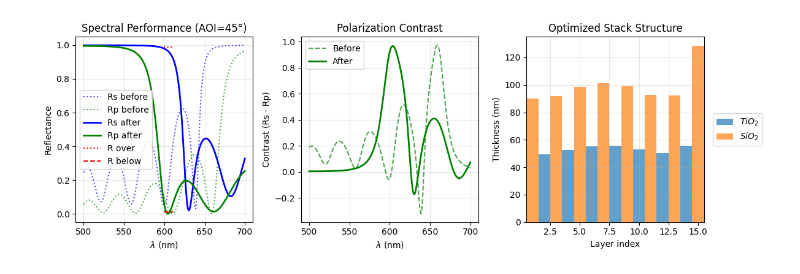
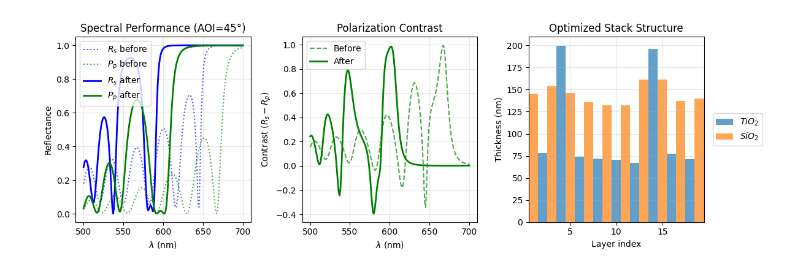
Before and after one commit to lordpositron/optiland, a Jupyter notebook: docs/examples/Tutorial_6d_Thin_Film_Optimization.ipynb, the cells around one changed output. Cells and saved outputs as stored; diff of their text form; code cells hidden in the pictures.

```diff
--- a/docs/examples/Tutorial_6d_Thin_Film_Optimization.ipynb
+++ b/docs/examples/Tutorial_6d_Thin_Film_Optimization.ipynb
@@ -19,14 +23,6 @@ dichroic_stack = ThinFilmStack(
     reference_wl_um=0.6,
     reference_AOI_deg=45.0,
 )
-
-for i in range(8):  # 8 pairs = 16 layers
+for i in range(10):  # 10 pairs = 20 layers
     dichroic_stack.add_layer_qwot(material=TiO2, qwot_thickness=1.0, name=f"$TiO_2$")
     dichroic_stack.add_layer_qwot(material=SiO2, qwot_thickness=1.0, name=f"$SiO_2$")
-
-# Calculate initial reflectances at 600 nm
-Rs_initial = dichroic_stack.reflectance_nm_deg(600, 45, 's')
-Rp_initial = dichroic_stack.reflectance_nm_deg(600, 45, 'p')
-contrast_initial = be.abs(Rs_initial.item() - Rp_initial.item())
-
-print(f"Polarization contrast (Rs-Rp) = {contrast_initial*100:.1f}%")
@@ -91,19 +88,9 @@ ThinFilm Optimizer Information
 # Launch optimization
 result = optimizer.optimize(
     method="L-BFGS-B",
-    max_iterations=500,
-    tolerance=1e-14,
-    gtol =1e-14,
-    verbose=False,
+    max_iterations=1000,
 )
+
 print(f"Merit: {result['initial_merit']:.15f} -> {result['final_merit']:.15f} in {result['iterations']} iterations")
-print(f"   Improvement: {result['improvement']:.15f}")
-
-# Calculate final performance
-Rs_final = dichroic_stack.reflectance_nm_deg(600, 45, 's')
-Rp_final = dichroic_stack.reflectance_nm_deg(600, 45, 'p')
-contrast_final = Rs_final.item() - Rp_final.item()
-
-print(f"\n📊 Performance comparison at 600 nm (AOI=45°):")
-print(f"   Contrast: {contrast_initial:.3f} → {contrast_final:.3f}")
+print(f"Improvement: {result['improvement']:.15f}")
 # %% [output]
@@ -153,36 +137,36 @@ Rp_before = dichroic_stack.reflectance_nm_deg(wl_range, 45, 'p')
 for i, var_info in enumerate(optimizer.variables):
     final_thickness = result['thickness_changes'][i]['final_nm'] / 1000  # nm → μm
     dichroic_stack.layers[i].update_thickness(final_thickness)
 
 Rs_after = dichroic_stack.reflectance_nm_deg(wl_range, 45, 's')
 Rp_after = dichroic_stack.reflectance_nm_deg(wl_range, 45, 'p')
 
-axes[0].plot(wl_range, Rs_before, 'b:', label='Rs before', alpha=0.7)
-axes[0].plot(wl_range, Rp_before, 'g:', label='Rp before', alpha=0.7)
-axes[0].plot(wl_range, Rs_after, 'b-', label='Rs after', linewidth=2)
-axes[0].plot(wl_range, Rp_after, 'g-', label='Rp after', linewidth=2)
+axes[0].plot(wl_range, Rs_before, 'b:', label='$R_s$ before', alpha=0.7)
+axes[0].plot(wl_range, Rp_before, 'g:', label='$P_p$ before', alpha=0.7)
+axes[0].plot(wl_range, Rs_after, 'b-', label='$R_s$ after', linewidth=2)
+axes[0].plot(wl_range, Rp_after, 'g-', label='$P_p$ after', linewidth=2)
 optimizer.plot_operands(axes[0])
 axes[0].set_xlabel('$\lambda$ (nm)')
 axes[0].set_ylabel('Reflectance')
 axes[0].set_title('Spectral Performance (AOI=45°)')
 axes[0].legend()
 axes[0].grid(True, alpha=0.3)
 
 # 2. Polarization contrast (Rs - Rp)
 contrast_before = Rs_before - Rp_before
 contrast_after = Rs_after - Rp_after
 
 axes[1].plot(wl_range, contrast_before, 'g--', label='Before', alpha=0.7)
 axes[1].plot(wl_range, contrast_after, 'g-', label='After', linewidth=2)
 axes[1].set_xlabel('$\lambda$ (nm)')
-axes[1].set_ylabel('Contrast (Rs - Rp)')
+axes[1].set_ylabel('Contrast ($R_s - R_p$)')
 axes[1].set_title('Polarization Contrast')
 axes[1].legend()
 axes[1].grid(True, alpha=0.3)
 
 # 3. Optimized stack structure
 dichroic_stack.plot_structure_thickness(axes[2])
 axes[2].set_title('Optimized Stack Structure')
 fig.tight_layout()
 # %% [output]
-[figure, old version]
+[figure, new version]
```
Also changed, not shown: parts of 5 cells of this notebook, 7 other files.
